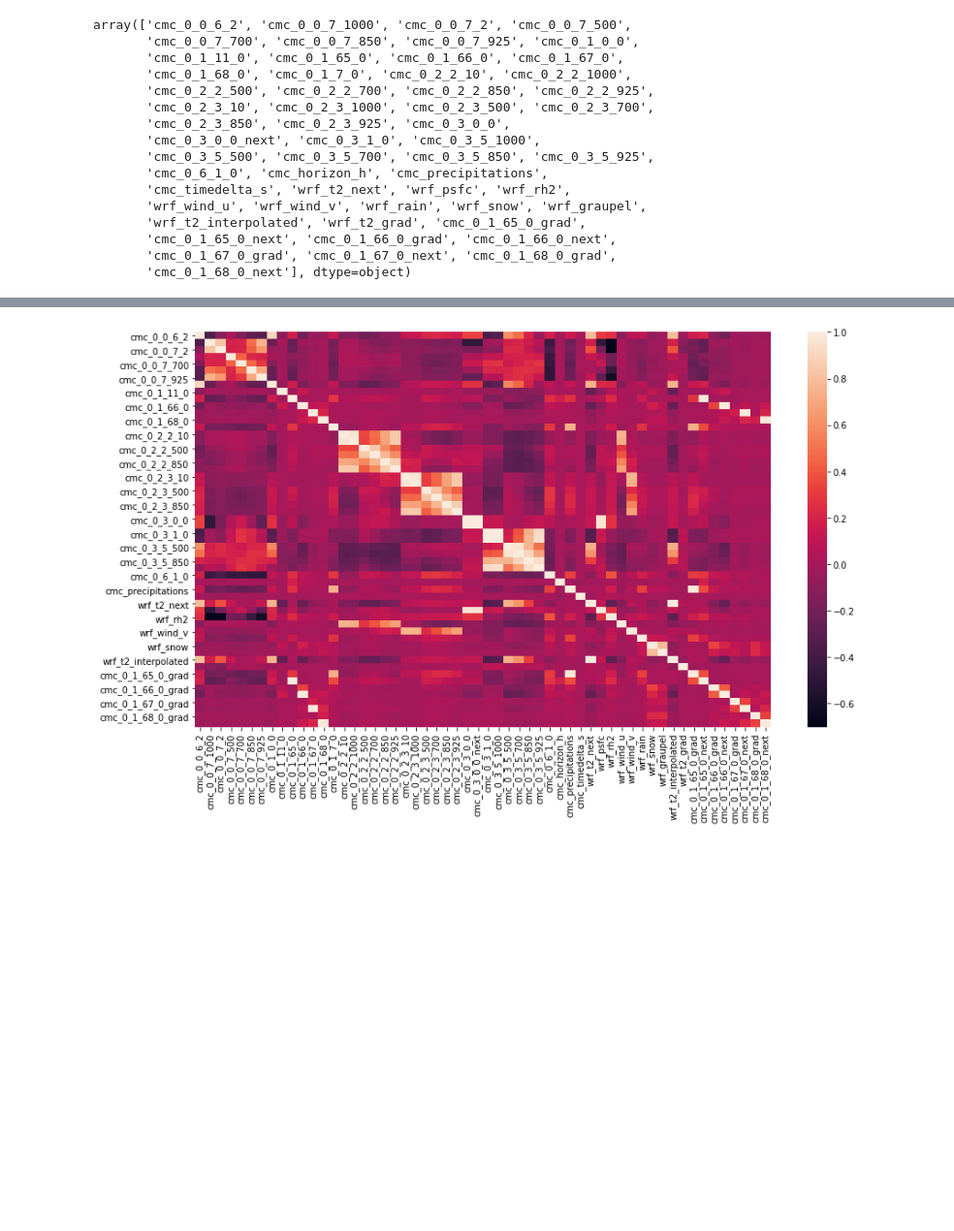
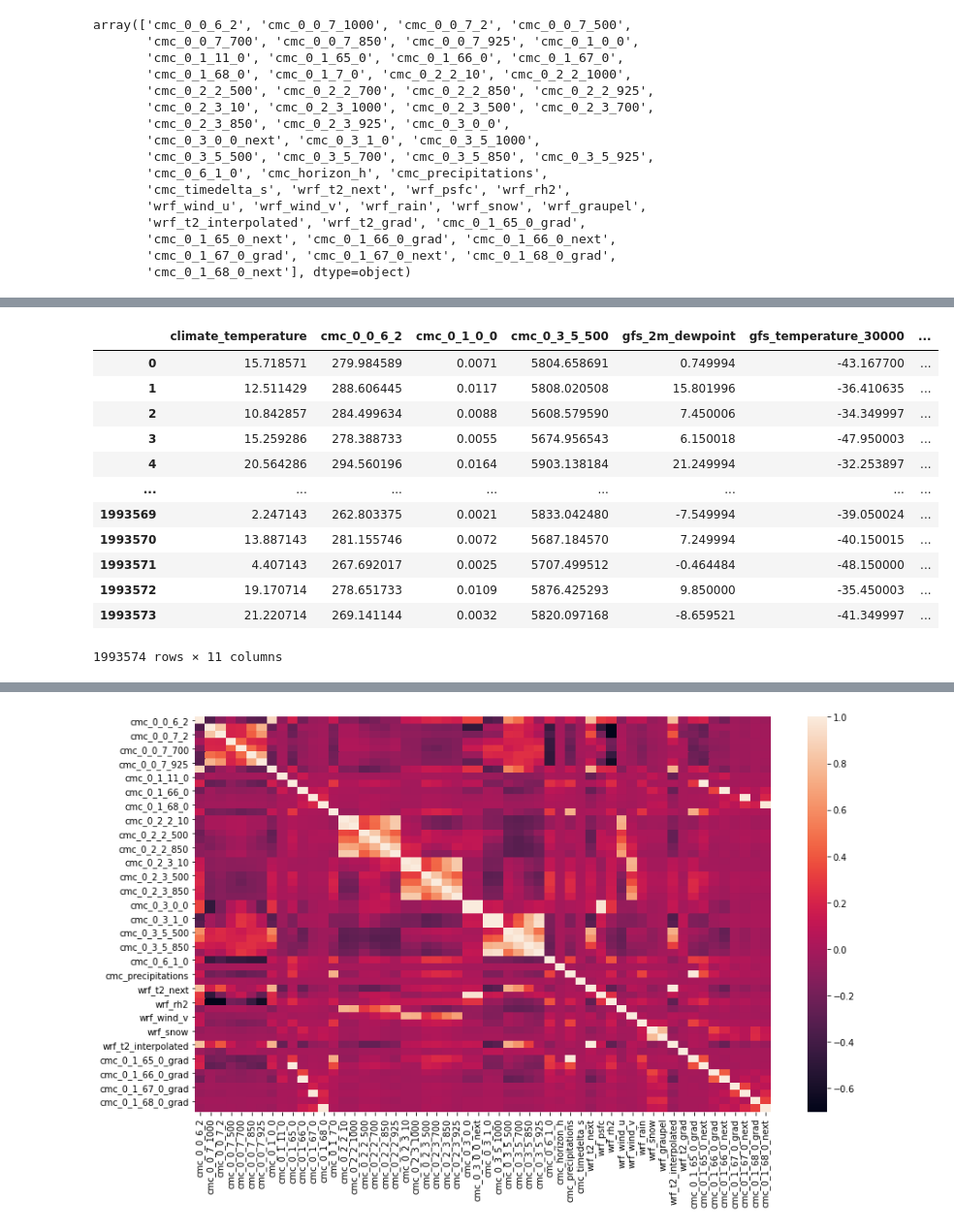
Before and after one commit to AndreaGhiglione/algorithmic-machine-learning, a Jupyter notebook: Challenges/C1 - Weather prediction/Code.ipynb, the cells around one changed output, grey strips where cells are left out. Shown: that part at 97% size. Saved outputs shown, nothing was run; the diff lists cells and outputs as text; code cells hidden in the pictures; blank space fills up the shorter version.

Commit message:
Add feature selection and Lasso

```diff
--- a/Challenges/C1 - Weather prediction/Code.ipynb
+++ b/Challenges/C1 - Weather prediction/Code.ipynb
@@ -51,0 +122,23 @@ array(['cmc_0_0_6_2', 'cmc_0_0_7_1000', 'cmc_0_0_7_2', 'cmc_0_0_7_500',
+# %%
+# select manually correlated features
+high_corr_features = ['climate_temperature', 'cmc_0_0_6_2', 'cmc_0_1_0_0',
+                        'cmc_0_3_5_500', 'gfs_2m_dewpoint', 'gfs_temperature_30000',
+                        'gfs_temperature_97500', 'wrf_t2_next', 'wrf_t2_interpolated',
+                        'gfs_2m_dewpoint_next', 'fact_temperature']
+# %%
+final_train_df = train_df[high_corr_features]
+final_train_df
+# %% [output]
+|  | climate_temperature | cmc_0_0_6_2 | cmc_0_1_0_0 | cmc_0_3_5_500 | gfs_2m_dewpoint | gfs_temperature_30000 | ... |
+| 0 | 15.718571 | 279.984589 | 0.0071 | 5804.658691 | 0.749994 | -43.167700 | ... |
+| 1 | 12.511429 | 288.606445 | 0.0117 | 5808.020508 | 15.801996 | -36.410635 | ... |
+| 2 | 10.842857 | 284.499634 | 0.0088 | 5608.579590 | 7.450006 | -34.349997 | ... |
+| 3 | 15.259286 | 278.388733 | 0.0055 | 5674.956543 | 6.150018 | -47.950003 | ... |
+| 4 | 20.564286 | 294.560196 | 0.0164 | 5903.138184 | 21.249994 | -32.253897 | ... |
+| ... | ... | ... | ... | ... | ... | ... | ... |
+| 1993569 | 2.247143 | 262.803375 | 0.0021 | 5833.042480 | -7.549994 | -39.050024 | ... |
+| 1993570 | 13.887143 | 281.155746 | 0.0072 | 5687.184570 | 7.249994 | -40.150015 | ... |
+| 1993571 | 4.407143 | 267.692017 | 0.0025 | 5707.499512 | -0.464484 | -48.150000 | ... |
+| 1993572 | 19.170714 | 278.651733 | 0.0109 | 5876.425293 | 9.850000 | -35.450003 | ... |
+| 1993573 | 21.220714 | 269.141144 | 0.0032 | 5820.097168 | -8.659521 | -41.349997 | ... |
+1993574 rows × 11 columns
```
Also changed, not shown: parts of 26 cells of this notebook.
